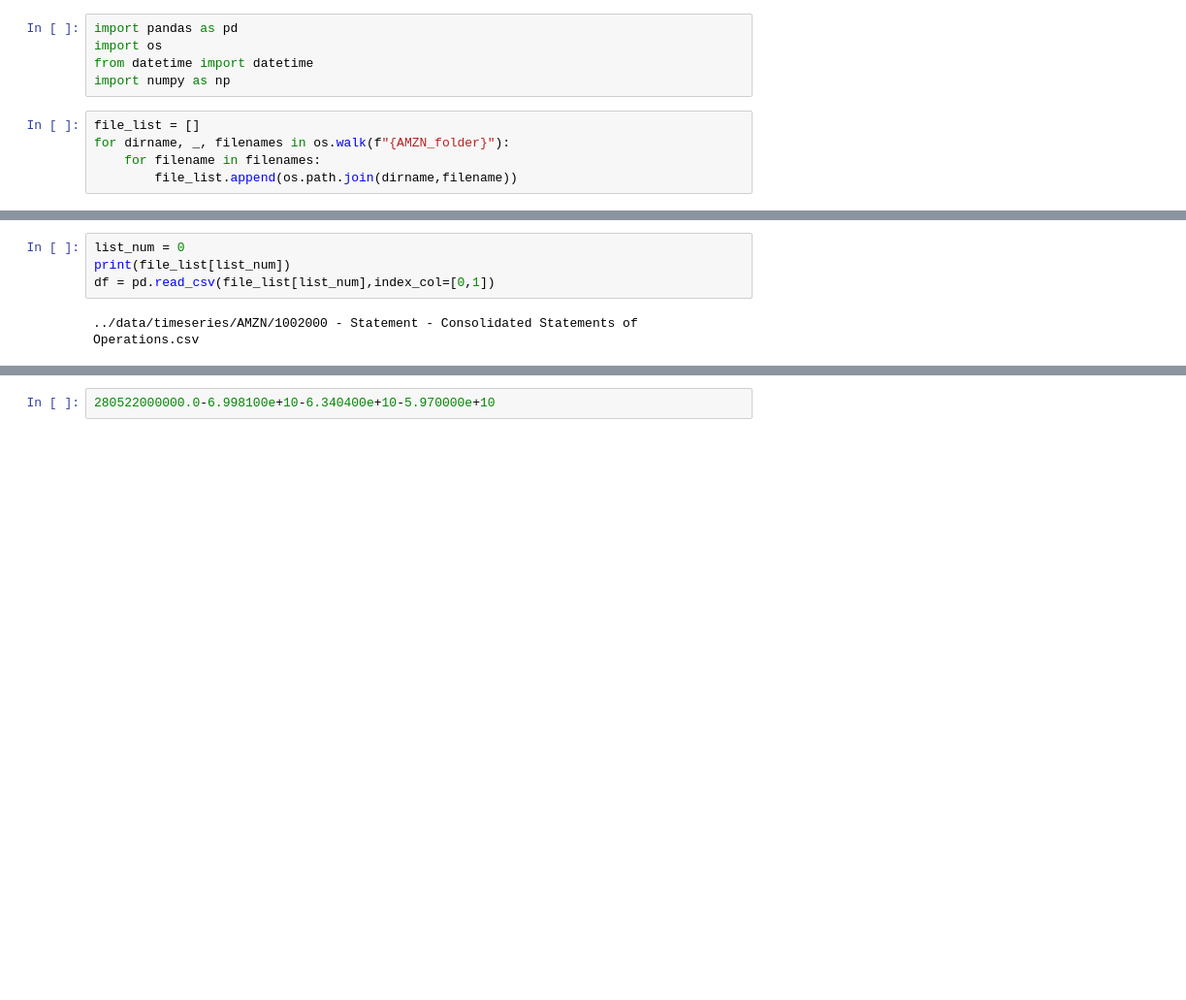
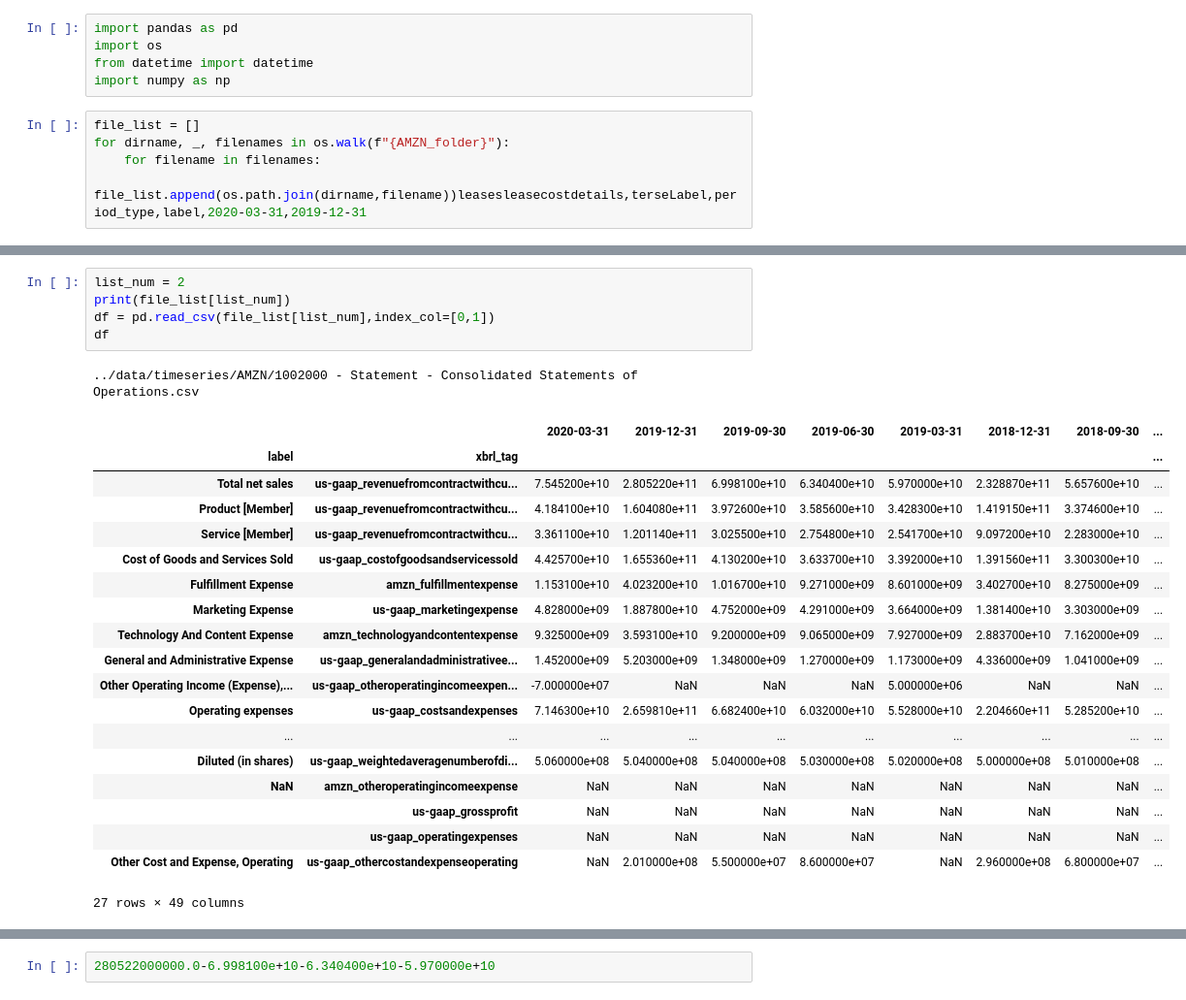
Before and after one commit to antgoldbloom/XBRL_Parser, a Jupyter notebook: view_csvs.ipynb, the cells around one changed output, grey strips where cells are left out. Shown: that part at 97% size. Saved outputs shown, nothing was run; the diff lists cells and outputs as text; blank space fills up the shorter version.

Commit message:
have time series for AMZN working properly

```diff
--- a/view_csvs.ipynb
+++ b/view_csvs.ipynb
@@ -7,4 +7,4 @@ import numpy as np
 file_list = []
 for dirname, _, filenames in os.walk(f"{AMZN_folder}"):
     for filename in filenames:
-        file_list.append(os.path.join(dirname,filename))
+        file_list.append(os.path.join(dirname,filename))leasesleasecostdetails,terseLabel,period_type,label,2020-03-31,2019-12-31
@@ -11,7 +13,27 @@ for dirname, _, filenames in os.walk(f"{AMZN_folder}"):
 # %%
-list_num = 0
+list_num = 2
 print(file_list[list_num])
 df = pd.read_csv(file_list[list_num],index_col=[0,1])
+df
 # %% [output]
 ../data/timeseries/AMZN/1002000 - Statement - Consolidated Statements of Operations.csv
+|  |  | 2020-03-31 | 2019-12-31 | 2019-09-30 | 2019-06-30 | 2019-03-31 | 2018-12-31 | 2018-09-30 | ... |
+| label | xbrl_tag |  |  |  |  |  |  |  | ... |
+| Total net sales | us-gaap_revenuefromcontractwithcu... | 7.545200e+10 | 2.805220e+11 | 6.998100e+10 | 6.340400e+10 | 5.970000e+10 | 2.328870e+11 | 5.657600e+10 | ... |
+| Product [Member] | us-gaap_revenuefromcontractwithcu... | 4.184100e+10 | 1.604080e+11 | 3.972600e+10 | 3.585600e+10 | 3.428300e+10 | 1.419150e+11 | 3.374600e+10 | ... |
+| Service [Member] | us-gaap_revenuefromcontractwithcu... | 3.361100e+10 | 1.201140e+11 | 3.025500e+10 | 2.754800e+10 | 2.541700e+10 | 9.097200e+10 | 2.283000e+10 | ... |
+| Cost of Goods and Services Sold | us-gaap_costofgoodsandservicessold | 4.425700e+10 | 1.655360e+11 | 4.130200e+10 | 3.633700e+10 | 3.392000e+10 | 1.391560e+11 | 3.300300e+10 | ... |
+| Fulfillment Expense | amzn_fulfillmentexpense | 1.153100e+10 | 4.023200e+10 | 1.016700e+10 | 9.271000e+09 | 8.601000e+09 | 3.402700e+10 | 8.275000e+09 | ... |
+| Marketing Expense | us-gaap_marketingexpense | 4.828000e+09 | 1.887800e+10 | 4.752000e+09 | 4.291000e+09 | 3.664000e+09 | 1.381400e+10 | 3.303000e+09 | ... |
+| Technology And Content Expense | amzn_technologyandcontentexpense | 9.325000e+09 | 3.593100e+10 | 9.200000e+09 | 9.065000e+09 | 7.927000e+09 | 2.883700e+10 | 7.162000e+09 | ... |
+| General and Administrative Expense | us-gaap_generalandadministrativee... | 1.452000e+09 | 5.203000e+09 | 1.348000e+09 | 1.270000e+09 | 1.173000e+09 | 4.336000e+09 | 1.041000e+09 | ... |
+| Other Operating Income (Expense),... | us-gaap_otheroperatingincomeexpen... | -7.000000e+07 | NaN | NaN | NaN | 5.000000e+06 | NaN | NaN | ... |
+| Operating expenses | us-gaap_costsandexpenses | 7.146300e+10 | 2.659810e+11 | 6.682400e+10 | 6.032000e+10 | 5.528000e+10 | 2.204660e+11 | 5.285200e+10 | ... |
+| ... | ... | ... | ... | ... | ... | ... | ... | ... | ... |
+| Diluted (in shares) | us-gaap_weightedaveragenumberofdi... | 5.060000e+08 | 5.040000e+08 | 5.040000e+08 | 5.030000e+08 | 5.020000e+08 | 5.000000e+08 | 5.010000e+08 | ... |
+| NaN | amzn_otheroperatingincomeexpense | NaN | NaN | NaN | NaN | NaN | NaN | NaN | ... |
+|  | us-gaap_grossprofit | NaN | NaN | NaN | NaN | NaN | NaN | NaN | ... |
+|  | us-gaap_operatingexpenses | NaN | NaN | NaN | NaN | NaN | NaN | NaN | ... |
+| Other Cost and Expense, Operating | us-gaap_othercostandexpenseoperating | NaN | 2.010000e+08 | 5.500000e+07 | 8.600000e+07 | NaN | 2.960000e+08 | 6.800000e+07 | ... |
+27 rows × 49 columns
 # %%
```
Also changed, not shown: parts of 2 cells of this notebook, 2 other files.
